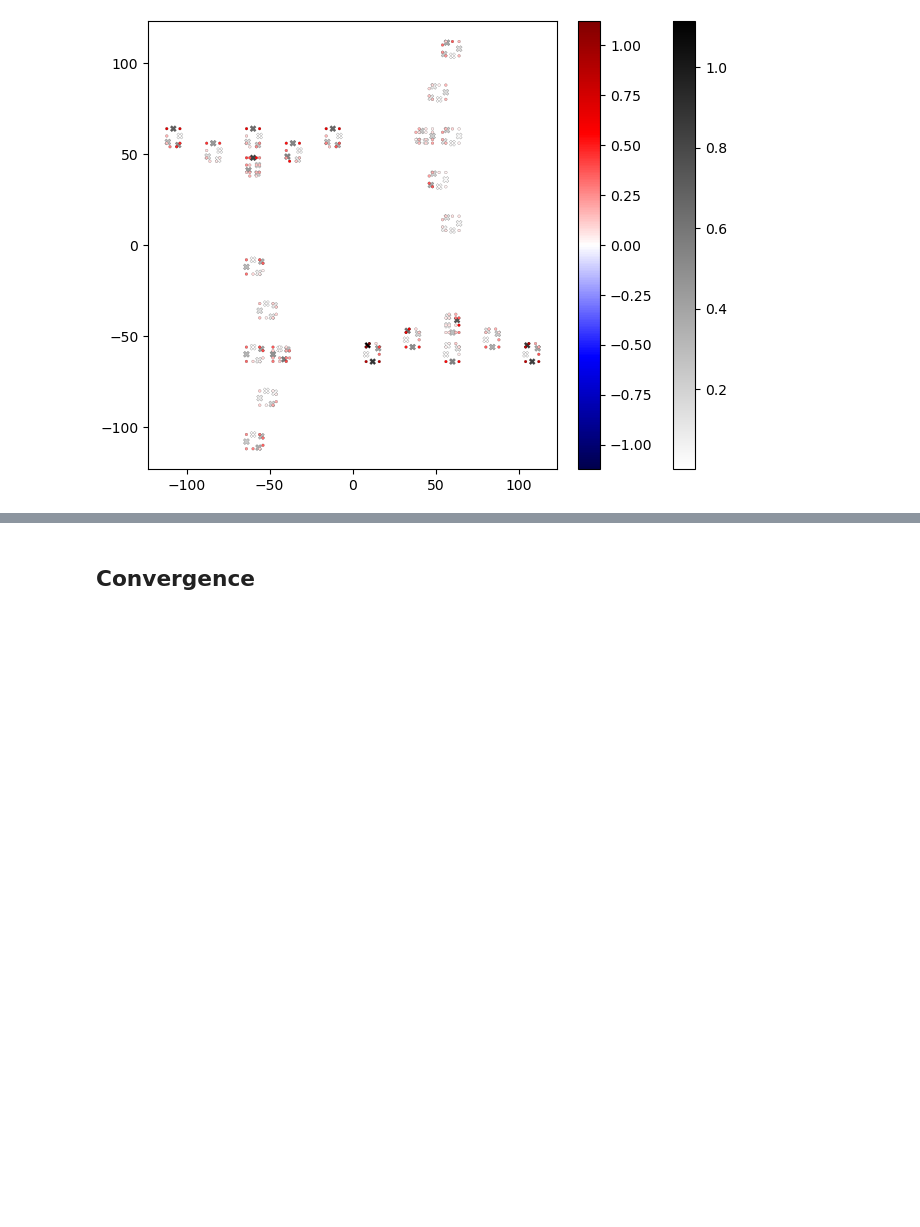
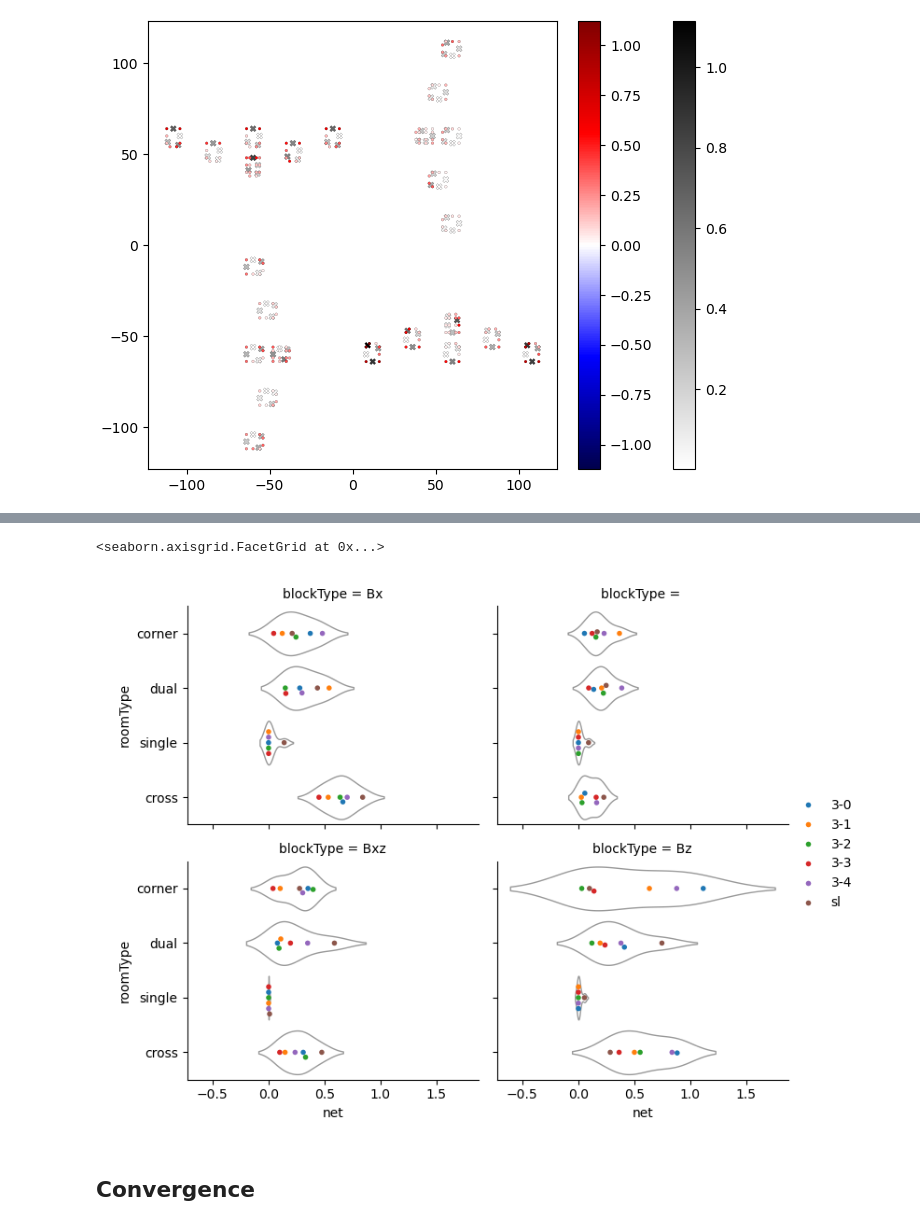
Before and after one commit to nbachand/city_block_cfd, a Jupyter notebook: config2_post-interior.ipynb, the cells around one changed output, grey strips where cells are left out. Cells and saved outputs as stored; diff of their text form; code cells hidden in the pictures; blank space fills up the shorter version.

Commit message:
violin plot for rooms from better room df

```diff
--- a/config2_post-interior.ipynb
+++ b/config2_post-interior.ipynb
@@ -437,3 +458,12 @@ g.add_legend()
+# %%
+roomVentilation
+g = sns.FacetGrid(roomVentilation, col = "blockType", col_wrap = 2, col_order = ["Bx", '', "Bxz", "Bz"], aspect = 1.25, legend_out = True)
+g.map(sns.violinplot, "net", "roomType", color = "1", inner = None, linewidth = 1, density_norm = "width")
+g.map(sns.swarmplot, "net", "roomType", "houseType", palette = "tab10", size = 4)
+g.add_legend()
+# %% [output]
+<seaborn.axisgrid.FacetGrid at 0x...>
+[figure, added]
 # %% [markdown]
 ## Convergence
 # %%
```
Also changed, not shown: parts of 8 cells of this notebook.
